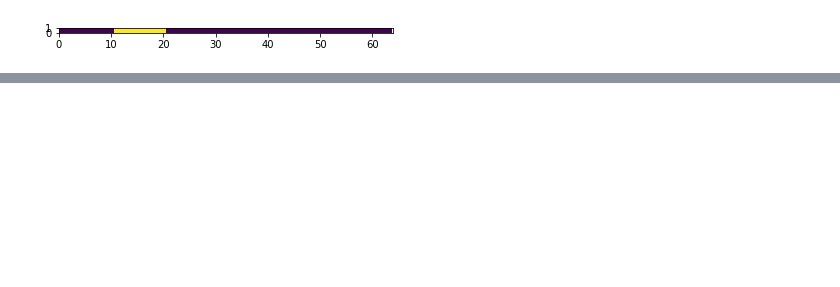
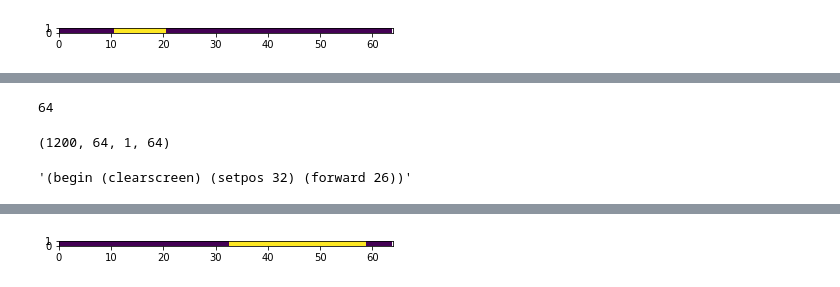
Before and after one commit to cmarschner/videoreq, a Jupyter notebook: Draw2Text.ipynb, the cells around one changed output, grey strips where cells are left out. Saved outputs shown, nothing was run; the diff lists cells and outputs as text; code cells hidden in the pictures; blank space fills up the shorter version.

Commit message:
figured out the dataset, sort of

```diff
--- a/Draw2Text.ipynb
+++ b/Draw2Text.ipynb
@@ -223,0 +232,4 @@ show_anim(x)
+# %%
+data = [("(begin (clearscreen) (setpos %d) (forward %d))" % (p,f)) for (p,f) in zip(positions,forwards)]
+# %%
+ds = [np.copy(((eval(parse(y))), y)) for y in data]
@@ -223,0 +254,2 @@ show_anim(x)
+# %%
+(x,y) = zip(*ds)
@@ -223,0 +266,5 @@ show_anim(x)
+# %%
+min_x = min([len(k) for k in x])
+min_x
+# %% [output]
+64
@@ -223,0 +273,13 @@ show_anim(x)
+# %%
+all_x = np.concatenate(np.expand_dims([np.concatenate(np.expand_dims(k, axis=0)) for k in x], axis=0)) # b:1200,t:64,height:1,width:64
+# %%
+all_x.shape
+# %% [output]
+(1200, 64, 1, 64)
+# %%
+ds[1199][1]
+# %% [output]
+'(begin (clearscreen) (setpos 32) (forward 26))'
+# %%
+show_anim(all_x[1199])
+# %% [output]
@@ -223,0 +287 @@ show_anim(x)
+[figure, added]
```
Also changed, not shown: parts of 34 cells of this notebook.
